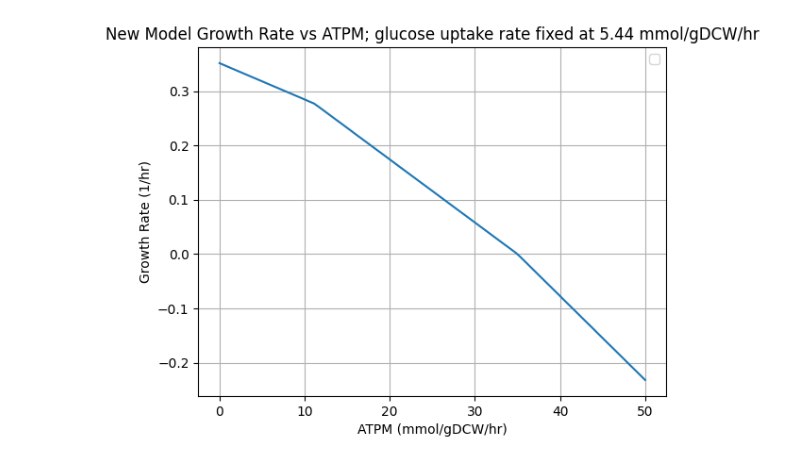
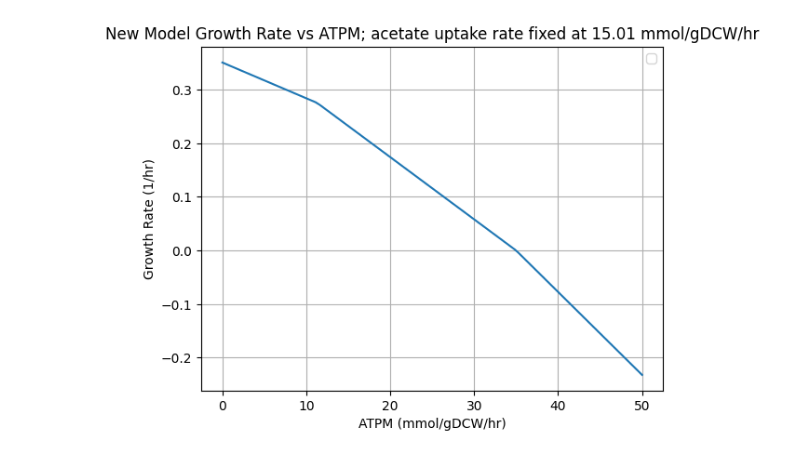
Before and after one commit to C-CoMP-STC/rpom-fba, a Jupyter notebook: notebooks/more_glucose_hypotheses.ipynb, the cells around one changed output. Drawn from its saved outputs; the diff is of its cells as text; code cells hidden in the pictures.

```diff
--- a/notebooks/more_glucose_hypotheses.ipynb
+++ b/notebooks/more_glucose_hypotheses.ipynb
@@ -233,18 +319,6 @@ growth_rates_ac = []
 with model:
     model.reactions.get_by_id("EX_glc").bounds = (-5.44, 0)
     model.reactions.get_by_id("EX_ac").bounds = (0, 0)
-
-    # key knockouts
-    model.reactions.get_by_id("METHYLENETHFDEHYDROG-NADP-RXN").knock_out()
-    model.reactions.get_by_id("RXN0-300").knock_out()
-    model.reactions.get_by_id("GLYCERATE-DEHYDROGENASE-RXN").knock_out()
-    model.reactions.get_by_id("1.4.1.21-RXN-L-ASPARTATE/NAD/WATER//OXALACETIC_ACID/AMMONIUM/NADH/PROTON.60.").knock_out()
-    model.reactions.get_by_id("1.4.1.21-RXN-L-ASPARTATE/NADP/WATER//OXALACETIC_ACID/AMMONIUM/NADPH/PROTON.62.").knock_out()
-    model.reactions.get_by_id("1.4.1.21-RXN-L-ASPARTATE/NAD/WATER//OXALACETIC_ACID/AMMONIUM/NADH/PROTON.60.").knock_out()
-    model.reactions.get_by_id("NADH-KINASE-RXN").knock_out()
-    model.reactions.get_by_id("R501-RXN-CPD-821/NADPH/OXYGEN-MOLECULE/PROTON//CPD-904/FORMALDEHYDE/NADP/WATER.70.").knock_out()
-    model.reactions.get_by_id("R501-RXN-CPD-821/NADH/OXYGEN-MOLECULE/PROTON//CPD-904/FORMALDEHYDE/NAD/WATER.68.").knock_out()
-    model.reactions.get_by_id("RXN0-3962").knock_out()
 
     # =====================================================================
     # COMMON METABOLITES
@@ -299,6 +373,8 @@ with model:
     sol_ac = model.optimize()
     print(f"Acetate growth:  {sol_ac.objective_value:.4f}")
 
+    print("ratio: ", sol_glc.objective_value / sol_ac.objective_value)
+
     for level in tqdm(ATPM_space):
         model.reactions.get_by_id("ATPM").bounds = (level, level)
         model.reactions.get_by_id("EX_ac").bounds = (0, 0)
@@ -337,10 +414,10 @@ plt.show()
 # %%
 plt.plot(ATPM_space, growth_rates_ac)
-plt.title("New Model Growth Rate vs ATPM; glucose uptake rate fixed at 5.44 mmol/gDCW/hr")
+plt.title("New Model Growth Rate vs ATPM; acetate uptake rate fixed at 15.01 mmol/gDCW/hr")
 plt.xlabel("ATPM (mmol/gDCW/hr)")
 plt.ylabel("Growth Rate (1/hr)")
 plt.grid()
 plt.legend()
 plt.show()
 # %% [output]
-[figure, old version]
+[figure, new version]
```
Also changed, not shown: parts of 14 cells of this notebook, 17 other files.
